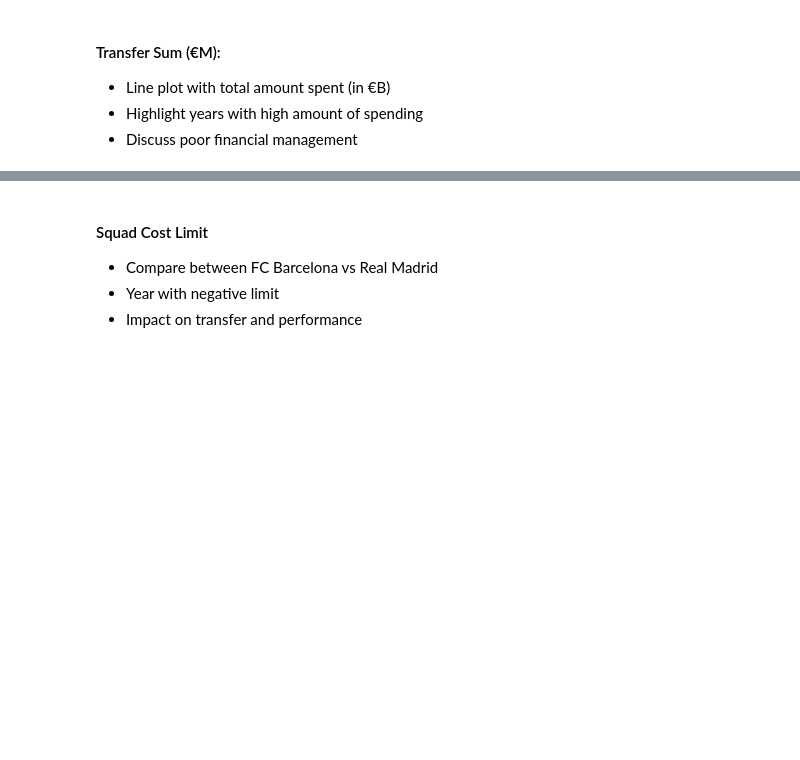
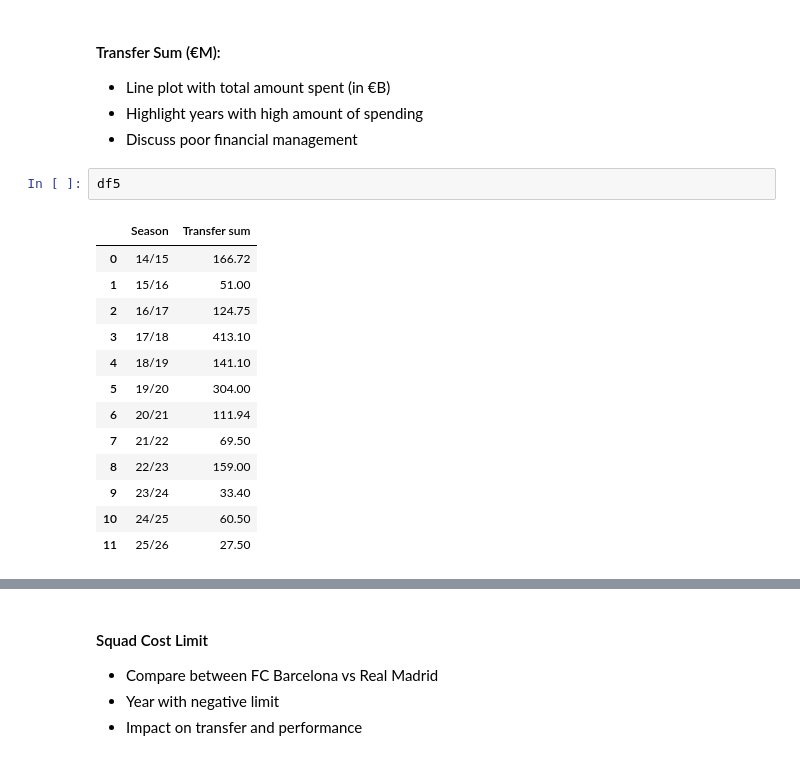
Before and after one commit to linhtran1003/fc-barcelona-performance-analysis, a Jupyter notebook: FCB_performance_analysis.ipynb, the cells around one changed output, grey strips where cells are left out. Drawn from its saved outputs; the diff is of its cells as text; blank space fills up the shorter version.

```diff
--- a/FCB_performance_analysis.ipynb
+++ b/FCB_performance_analysis.ipynb
@@ -209,6 +245,22 @@ fig.tight_layout()
 - Line plot with total amount spent (in €B)
 - Highlight years with high amount of spending
 - Discuss poor financial management
+# %%
+df5
+# %% [output]
+|  | Season | Transfer sum |
+| 0 | 14/15 | 166.72 |
+| 1 | 15/16 | 51.00 |
+| 2 | 16/17 | 124.75 |
+| 3 | 17/18 | 413.10 |
+| 4 | 18/19 | 141.10 |
+| 5 | 19/20 | 304.00 |
+| 6 | 20/21 | 111.94 |
+| 7 | 21/22 | 69.50 |
+| 8 | 22/23 | 159.00 |
+| 9 | 23/24 | 33.40 |
+| 10 | 24/25 | 60.50 |
+| 11 | 25/26 | 27.50 |
 # %%
 # Financial Analysis
 ## ========== PLOT 1: Transfer Spending ==========
```
Also changed, not shown: parts of 18 cells of this notebook.
